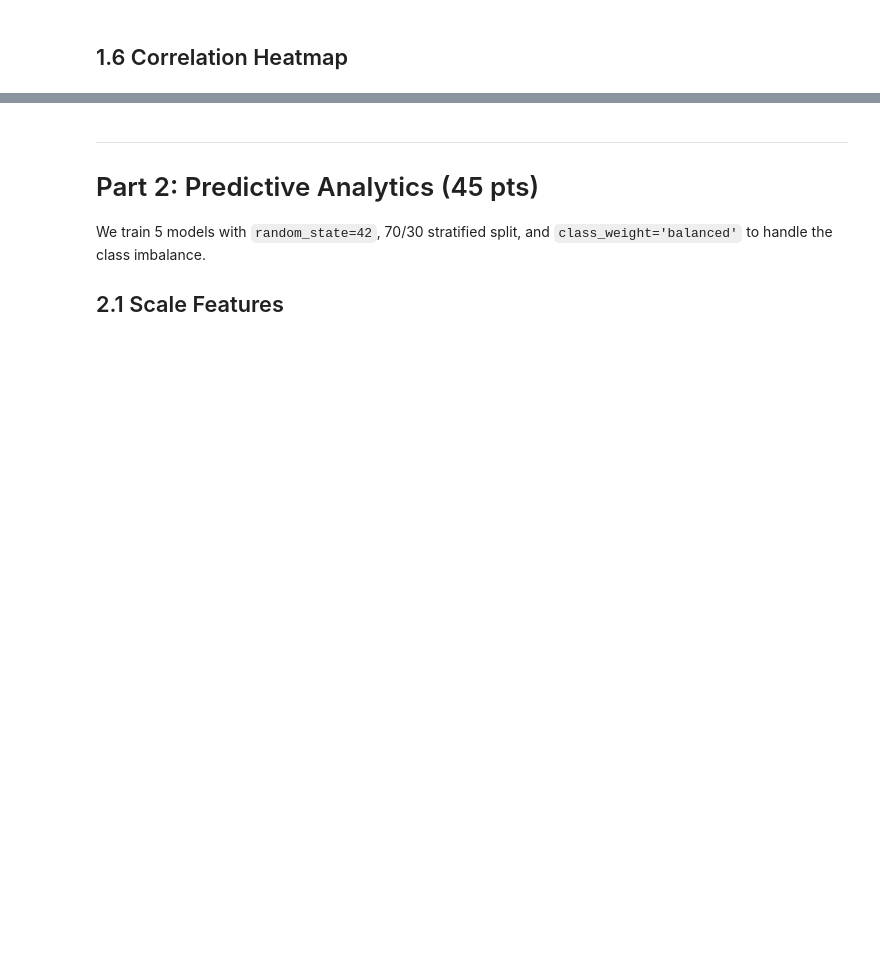
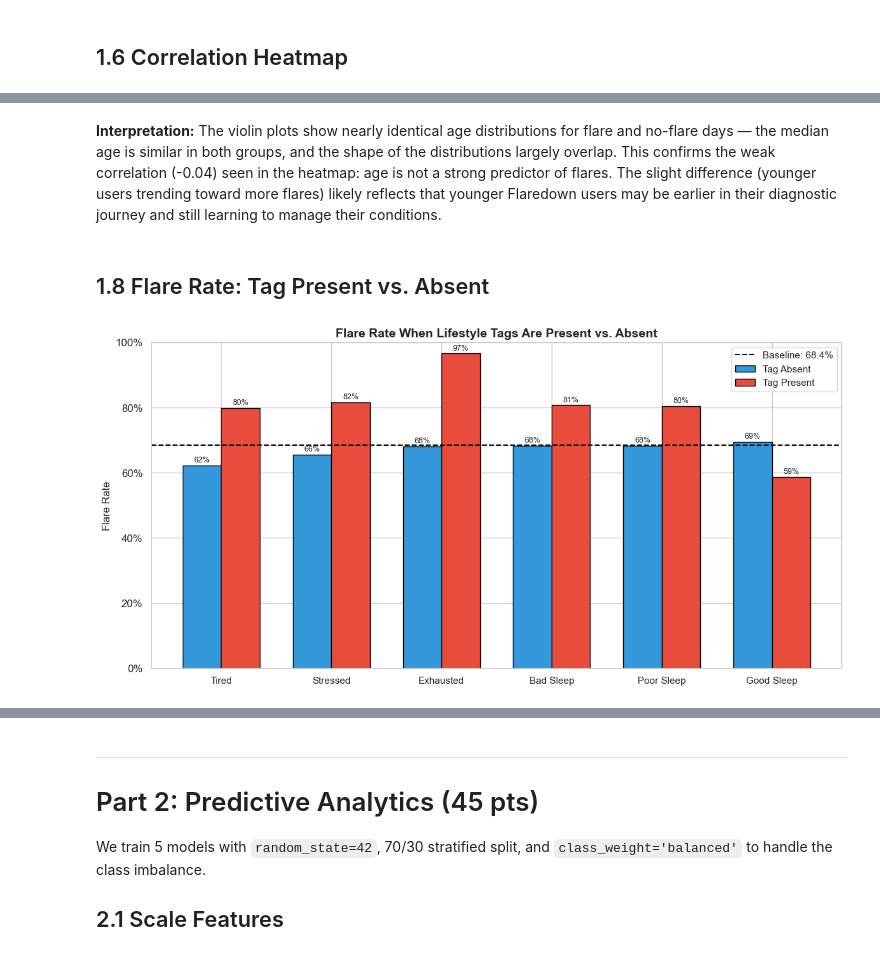
Before and after one commit to hannypoo/msis522-hw1, a Jupyter notebook: notebooks/hw1_analysis.ipynb, the cells around one changed output, grey strips where cells are left out. Drawn from its saved outputs; the diff is of its cells as text; code cells hidden in the pictures; blank space fills up the shorter version.

```diff
--- a/notebooks/hw1_analysis.ipynb
+++ b/notebooks/hw1_analysis.ipynb
@@ -514,0 +567,49 @@ plt.show()
+# %% [markdown]
+**Interpretation:** The violin plots show nearly identical age distributions for flare and no-flare days — the median age is similar in both groups, and the shape of the distributions largely overlap. This confirms the weak correlation (-0.04) seen in the heatmap: age is not a strong predictor of flares. The slight difference (younger users trending toward more flares) likely reflects that younger Flaredown users may be earlier in their diagnostic journey and still learning to manage their conditions.
+# %% [markdown]
+## 1.8 Flare Rate: Tag Present vs. Absent
+# %%
+# Grouped Bar Chart — Flare Rate with Tag Present vs Absent
+sig_tag_cols = ['tag_tired', 'tag_stressed', 'tag_exhausted',
+                'tag_bad_sleep', 'tag_poor_sleep', 'tag_good_sleep']
+sig_tag_cols = [c for c in sig_tag_cols if c in feature_cols]
+
+tag_names = []
+present_rates = []
+absent_rates = []
+
+for col in sig_tag_cols:
+    name = col.replace('tag_', '').replace('_', ' ').title()
+    tag_names.append(name)
+    present_rates.append(df[df[col] == 1]['flare'].mean())
+    absent_rates.append(df[df[col] == 0]['flare'].mean())
+
+x = np.arange(len(tag_names))
+width = 0.35
+
+fig, ax = plt.subplots(figsize=(12, 6))
+bars1 = ax.bar(x - width/2, absent_rates, width, label='Tag Absent', color='#3498db', edgecolor='black')
+bars2 = ax.bar(x + width/2, present_rates, width, label='Tag Present', color='#e74c3c', edgecolor='black')
+
+ax.axhline(y=baseline_flare, color='black', linestyle='--', linewidth=1.5, label=f'Baseline: {baseline_flare:.1%}')
+ax.set_ylabel('Flare Rate', fontsize=12)
+ax.set_title('Flare Rate When Lifestyle Tags Are Present vs. Absent', fontsize=14, fontweight='bold')
+ax.set_xticks(x)
+ax.set_xticklabels(tag_names, fontsize=11)
+ax.yaxis.set_major_formatter(plt.FuncFormatter(lambda x, _: f'{x:.0%}'))
+ax.legend(fontsize=11)
+ax.set_ylim(0, 1.0)
+
+# Add value labels on bars
+for bar in bars1:
+    ax.text(bar.get_x() + bar.get_width()/2, bar.get_height() + 0.01,
+            f'{bar.get_height():.0%}', ha='center', fontsize=9)
+for bar in bars2:
+    ax.text(bar.get_x() + bar.get_width()/2, bar.get_height() + 0.01,
+            f'{bar.get_height():.0%}', ha='center', fontsize=9)
+
+plt.tight_layout()
+plt.savefig(FIGURES_DIR / 'flare_rate_tag_present_absent.png', dpi=150, bbox_inches='tight')
+plt.show()
+# %% [output]
+[figure, added]
```
Also changed, not shown: parts of 11 cells of this notebook, 4 other files.
